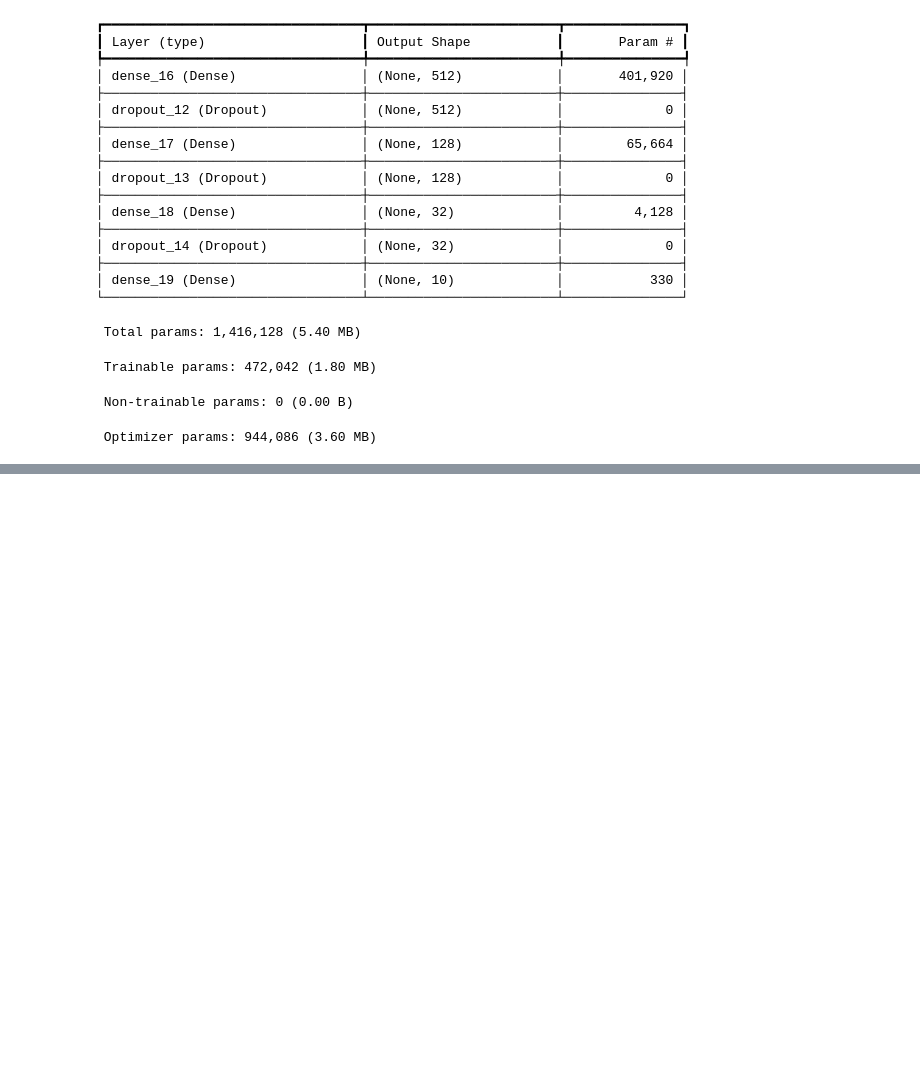
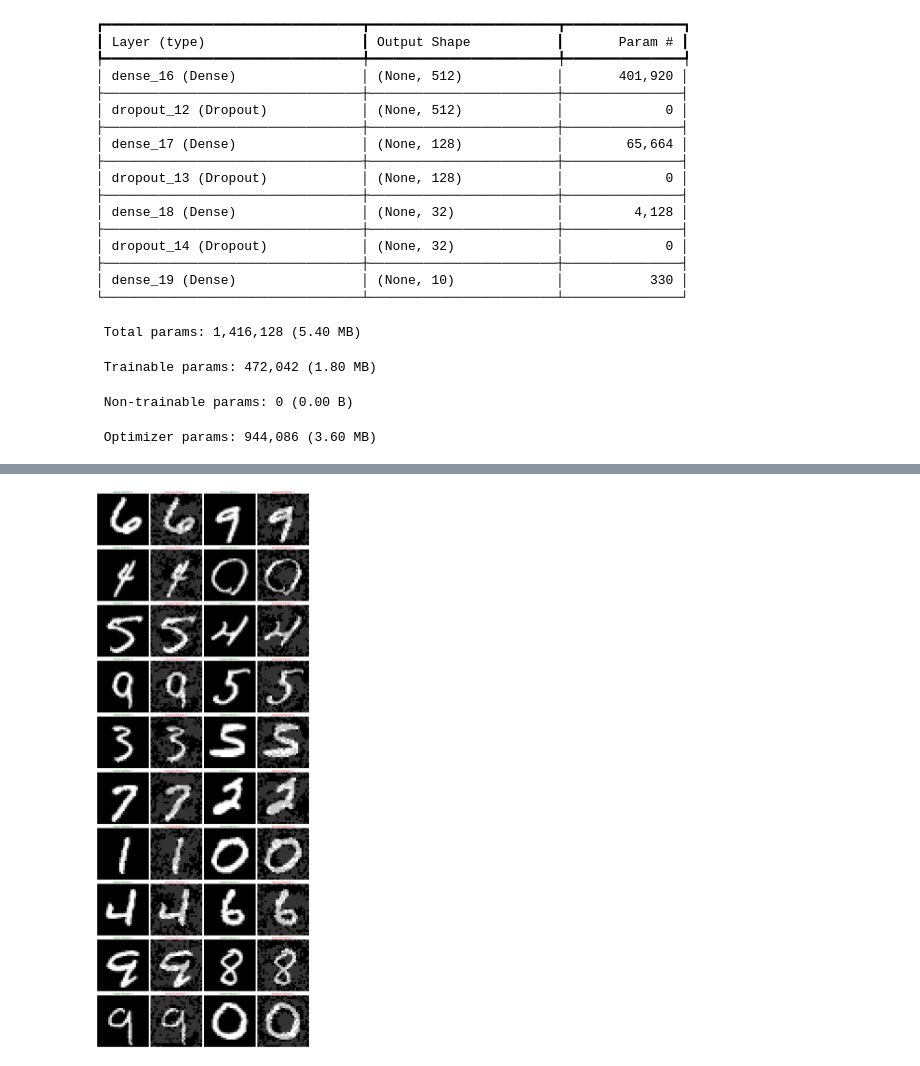
Before and after one commit to Shahriar-0/Neural-Networks-and-Deep-Learning-Course-Projects-S2024, a Jupyter notebook: HW1-FullyConnectedNeuralNetworks/src/2.AdversarialAttacksonNN.ipynb, the cells around one changed output, grey strips where cells are left out. Saved outputs shown, nothing was run; the diff lists cells and outputs as text; code cells hidden in the pictures; blank space fills up the shorter version.

```diff
--- a/HW1-FullyConnectedNeuralNetworks/src/2.AdversarialAttacksonNN.ipynb
+++ b/HW1-FullyConnectedNeuralNetworks/src/2.AdversarialAttacksonNN.ipynb
@@ -420,0 +576,7 @@ Model: "sequential_4"
+# %%
+fmodel = fb.models.TensorFlowModel(model, bounds=(0, 1))
+
+attack = fb.attacks.LinfFastGradientAttack()
+
+x_test_scaled_tensor = tf.convert_to_tensor(x_test_scaled, dtype=tf.float32)
+y_test_tensor = tf.convert_to_tensor(y_test, dtype=tf.int32)
@@ -420,0 +589,4 @@ Model: "sequential_4"
+# %%
+plot_samples(adversarial_test_images, x_test_scaled)
+# %% [output]
+[figure, added]
```
Also changed, not shown: parts of 25 cells of this notebook.
